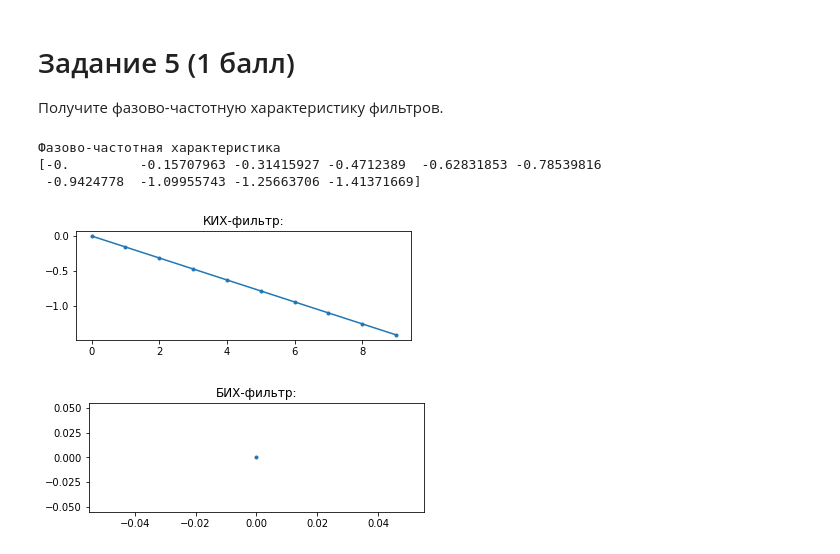
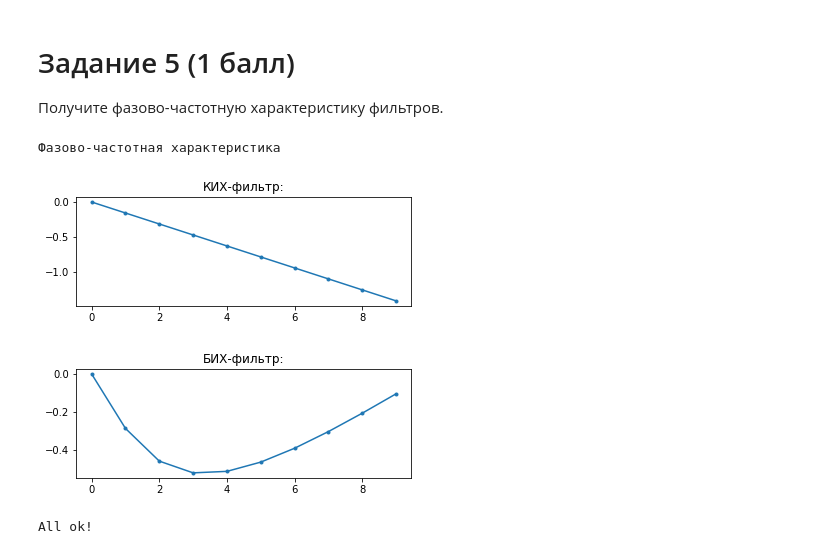
Before and after one commit to PhilippShemetov/DSP, a Jupyter notebook: lab3.ipynb, the cells around one changed output. Saved outputs shown, nothing was run; the diff lists cells and outputs as text; code cells hidden in the pictures.

Commit message:
TODO 4 lab and 2 mobile

```diff
--- a/lab3.ipynb
+++ b/lab3.ipynb
@@ -318,33 +313,33 @@ AssertionError: Bad fir FR. diff is 0.9217827755672368
 # %%
 print("Фазово-частотная характеристика")
 
 # Получить фазово-частотную характеристику
 res = scipy.fft.fft(fir_impulse_response)[:len(fir_impulse_response)//2]
+res2 = scipy.fft.fft(iir_impulse_response)[:len(fir_impulse_response)//2]
 
 frequnce_spec = get_phi_from_spec(res)
-print(frequnce_spec)
+frequnce_spec2 = get_phi_from_spec(res2)
+
 #
 fir_phase_response = frequnce_spec
-iir_phase_response = 0 #TODO
+iir_phase_response = frequnce_spec2
 #
 
 
 plt.figure(figsize=(6,2))
 plt.title("КИХ-фильтр:")
 plt.plot(fir_phase_response, '.-')
 plt.show()
 
 plt.figure(figsize=(6,2))
 plt.title("БИХ-фильтр:")
 plt.plot(iir_phase_response, '.-')
 
 plt.show()
 # %% [output]
 Фазово-частотная характеристика
-[-0.         -0.15707963 -0.31415927 -0.4712389  -0.62831853 -0.78539816
- -0.9424778  -1.09955743 -1.25663706 -1.41371669]
 [figure]
-[figure, old version]
+[figure, new version]
 # %%
 assert fir_phase_response.shape[0] == iir_phase_response.shape[0] == 10, \
     f"Bad PR shape. Must be N//2."
@@ -358,3 +353,5 @@ assert np.allclose(iir_phase_response, _ideal_iir_pr), \
     f"Bad iir PR. diff is {np.abs(iir_phase_response - _ideal_iir_pr).sum()}"
 
 print("All ok!")
+# %% [output]
+All ok!
```
Also changed, not shown: parts of 3 cells of this notebook, 1 other file.
